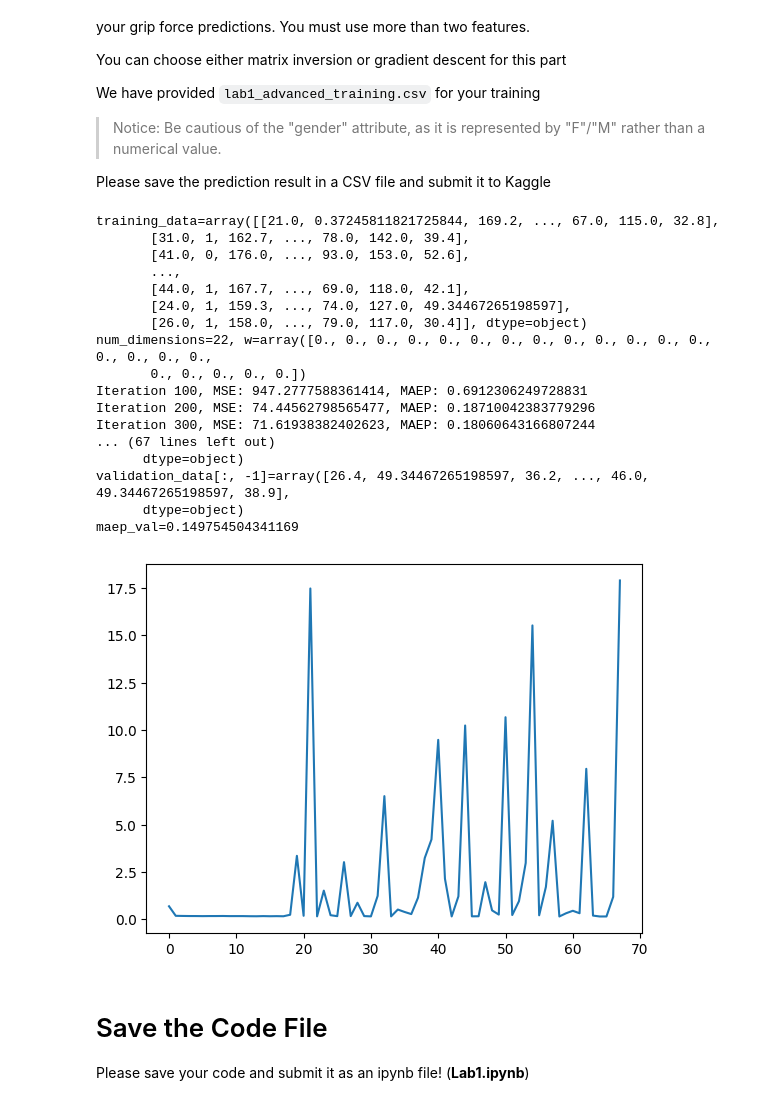
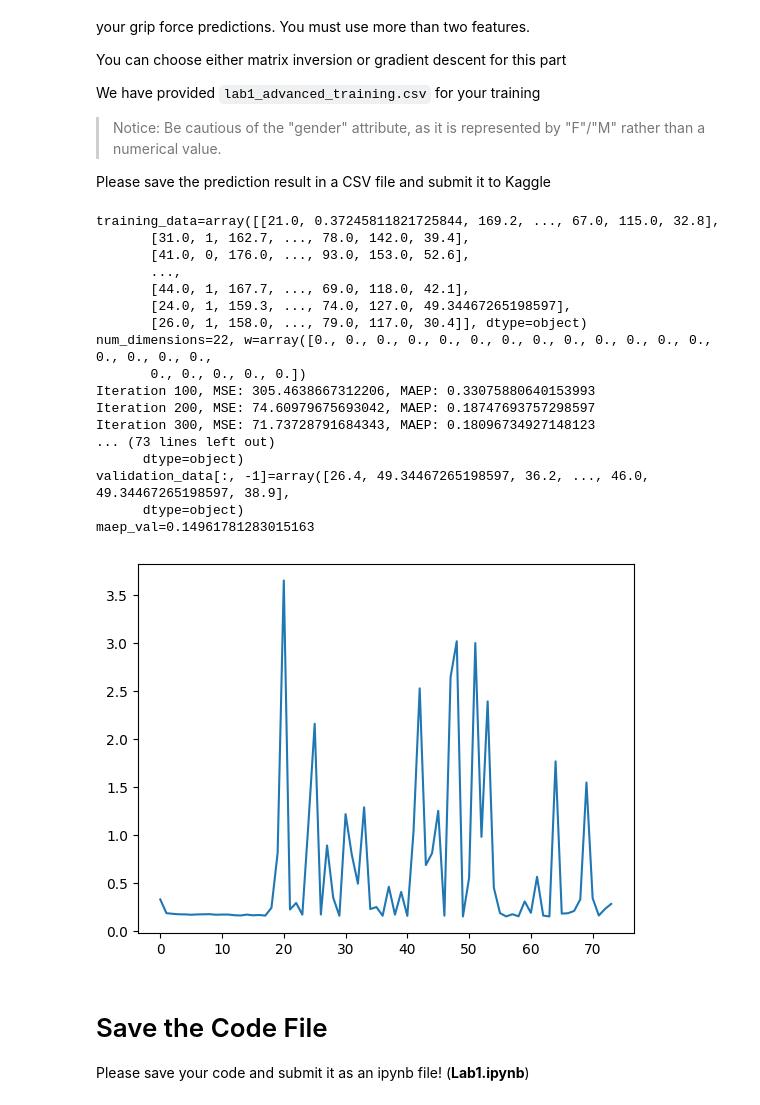
Before and after one commit to iwtba4188/11310CS460200_labs, a Jupyter notebook: Lab 1/Lab1_template copy.ipynb, the cells around one changed output. Cells and saved outputs as stored; diff of their text form; code cells hidden in the pictures.

Commit message:
feat: advance 14.23709

```diff
--- a/Lab 1/Lab1_template copy.ipynb
+++ b/Lab 1/Lab1_template copy.ipynb
@@ -456,7 +456,7 @@ def MakePredictionAdvance(w, test_dataset):
 
     return prediction
 # %%
-def RegressionAdvance(dataset, maep_record, epoch=1_0000, l_rate=1e-8, random_sgd=False, random_seed=9582463, lambda2=0.3):
+def RegressionAdvance(dataset, maep_record, epoch=1_0000, l_rate=1e-8, random_sgd=False, random_seed=9582463, lambda1=0.6, lambda2=0.3):
     """
     Performs regression on the given dataset and return the coefficients.
 
@@ -515,10 +515,13 @@ def RegressionAdvance(dataset, maep_record, epoch=1_0000, l_rate=1e-8, random_sg
         g = -2 * ((np.transpose(d) @ X_poly) / m)
         # g = -2 * (np.matmul(np.transpose(d), X_poly))
 
-        regularization = (lambda2 / m) * w
+        regularization1 = (lambda1 / m / 2) * np.sign(g)
+        regularization2 = (lambda2 / m) * w
 
-        mt = beta1 * mt + (1 - beta1) * (g + regularization)
-        vt = beta2 * vt + (1 - beta2) * np.dot(g, g)
+        reg = g + regularization1
+
+        mt = beta1 * mt + (1 - beta1) * reg
+        vt = beta2 * vt + (1 - beta2) * np.dot(reg, reg)
         mt_hat = mt / (1 - pow(beta1, iteration))
         vt_hat = vt / (1 - pow(beta2, iteration))
         w = w - (l_rate / (math.sqrt(vt_hat) + epsilon) * mt_hat)
@@ -526,7 +529,7 @@ def RegressionAdvance(dataset, maep_record, epoch=1_0000, l_rate=1e-8, random_sg
         # print(f"{w=}")
         # input()
 
-        # w = w - learning_rate * (g + regularization)
+        # w = w - learning_rate * (g + regularization2)
 
         if iteration % 100 == 0:
             mse = np.sum((y - y_hat) ** 2) / m
@@ -563,42 +566,42 @@ training_data, validation_data = SplitData(preprocessed_training_datalist, 0.8)
 print(f"{training_data=}")
 
 maep_record = []
-w = RegressionAdvance(training_data, maep_record, l_rate=1e-3, epoch=2_0000, random_sgd=True, random_seed=5817408967014867)
+w = RegressionAdvance(training_data, maep_record, l_rate=5e-4, epoch=2_0000, random_sgd=True, random_seed=5817408967014867)
 plt.plot(maep_record)
 
 valid_pred = MakePredictionAdvance(w, validation_data[:, :-1])
 maep_val = maep(validation_data[:, -1], valid_pred)
 print(f"{valid_pred=}")
 print(f"{validation_data[:, -1]=}")
 print(f"{maep_val=}")
 
 preprocessed_testing_datalist = PreprocessDataAdvance(testing_datalist)
 output_datalist = MakePredictionAdvance(w, preprocessed_testing_datalist)
 
 with open(output_dataroot, "w", newline="", encoding="utf-8") as csvfile:
     writer = csv.writer(csvfile)
     writer.writerow(["Id", "gripForce"])
     for i in range(len(output_datalist)):
         writer.writerow([i, output_datalist[i]])
 # %% [output]
 training_data=array([[21.0, 0.37245811821725844, 169.2, ..., 67.0, 115.0, 32.8],
        [31.0, 1, 162.7, ..., 78.0, 142.0, 39.4],
        [41.0, 0, 176.0, ..., 93.0, 153.0, 52.6],
        ...,
        [44.0, 1, 167.7, ..., 69.0, 118.0, 42.1],
        [24.0, 1, 159.3, ..., 74.0, 127.0, 49.34467265198597],
        [26.0, 1, 158.0, ..., 79.0, 117.0, 30.4]], dtype=object)
 num_dimensions=22, w=array([0., 0., 0., 0., 0., 0., 0., 0., 0., 0., 0., 0., 0., 0., 0., 0., 0.,
        0., 0., 0., 0., 0.])
-Iteration 100, MSE: 947.2777588361414, MAEP: 0.6912306249728831
-Iteration 200, MSE: 74.44562798565477, MAEP: 0.18710042383779296
-Iteration 300, MSE: 71.61938382402623, MAEP: 0.18060643166807244
-... (67 lines left out)
+Iteration 100, MSE: 305.4638667312206, MAEP: 0.33075880640153993
+Iteration 200, MSE: 74.60979675693042, MAEP: 0.18747693757298597
+Iteration 300, MSE: 71.73728791684343, MAEP: 0.18096734927148123
+... (73 lines left out)
       dtype=object)
 validation_data[:, -1]=array([26.4, 49.34467265198597, 36.2, ..., 46.0, 49.34467265198597, 38.9],
       dtype=object)
-maep_val=0.149754504341169
+maep_val=0.14961781283015163
-[figure, old version]
+[figure, new version]
 # %% [markdown]
 # Save the Code File
 Please save your code and submit it as an ipynb file! (**Lab1.ipynb**)
```
Also changed, not shown: 1 other file.
